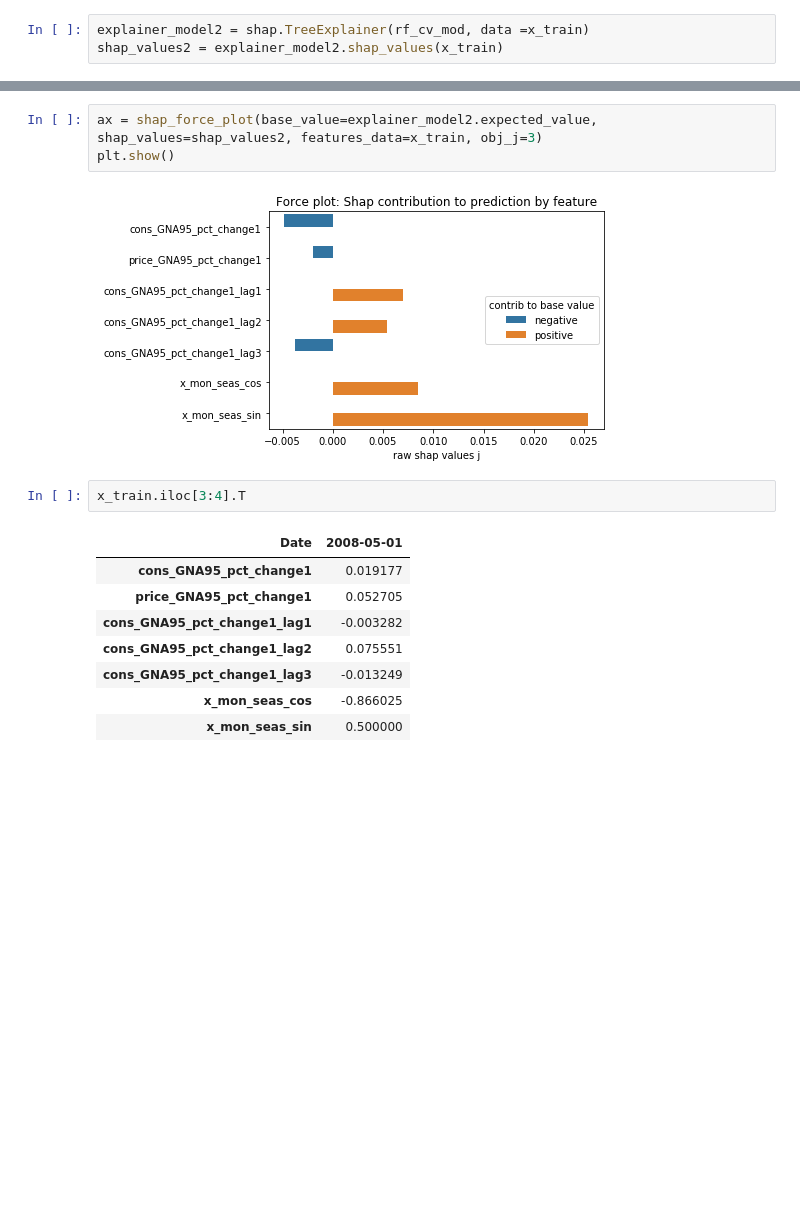
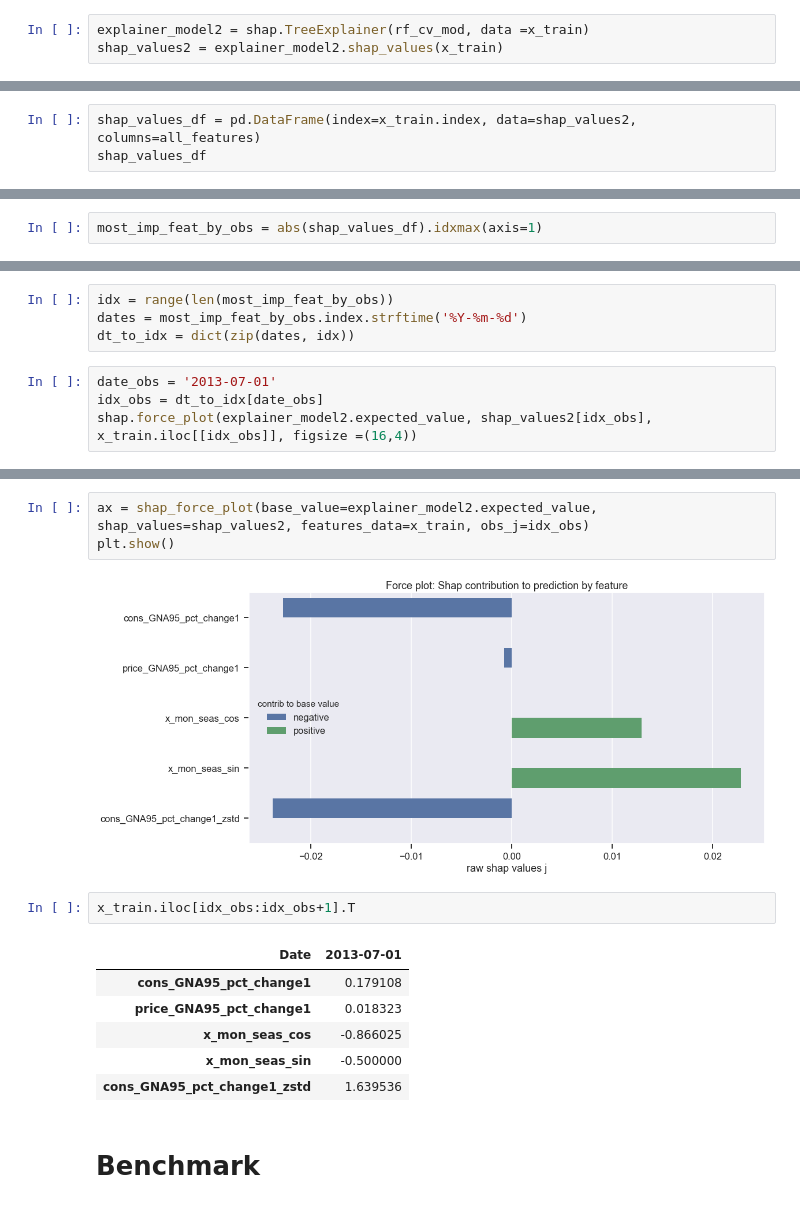
Before and after one commit to manualrg/DSLAB_Forecasting, a Jupyter notebook: 07_Interpretability.ipynb, the cells around one changed output, grey strips where cells are left out. Saved outputs shown, nothing was run; the diff lists cells and outputs as text; blank space fills up the shorter version.

```diff
--- a/07_Interpretability.ipynb
+++ b/07_Interpretability.ipynb
@@ -119,2 +174,5 @@ def shap_force_plot(base_value,  shap_values, features_data, obj_j):
     plt.title('Force plot: Shap contribution to prediction by feature')
     return ax
+# %%
+shap_values_df = pd.DataFrame(index=x_train.index, data=shap_values2, columns=all_features)
+shap_values_df
@@ -120,0 +203,2 @@ def shap_force_plot(base_value,  shap_values, features_data, obj_j):
+# %%
+most_imp_feat_by_obs = abs(shap_values_df).idxmax(axis=1)
@@ -120,0 +214,8 @@ def shap_force_plot(base_value,  shap_values, features_data, obj_j):
+# %%
+idx = range(len(most_imp_feat_by_obs))
+dates = most_imp_feat_by_obs.index.strftime('%Y-%m-%d')
+dt_to_idx = dict(zip(dates, idx))
+# %%
+date_obs = '2013-07-01'
+idx_obs = dt_to_idx[date_obs]
+shap.force_plot(explainer_model2.expected_value, shap_values2[idx_obs], x_train.iloc[[idx_obs]], figsize =(16,4))
@@ -121,16 +244,16 @@ def shap_force_plot(base_value,  shap_values, features_data, obj_j):
 # %%
-ax = shap_force_plot(base_value=explainer_model2.expected_value,  shap_values=shap_values2, features_data=x_train, obj_j=3)
+ax = shap_force_plot(base_value=explainer_model2.expected_value,  shap_values=shap_values2, features_data=x_train, obs_j=idx_obs)
 plt.show()
 # %% [output]
-[figure, old version]
+[figure, new version]
 # %%
-x_train.iloc[3:4].T
+x_train.iloc[idx_obs:idx_obs+1].T
 # %% [output]
-| Date | 2008-05-01 |
-| cons_GNA95_pct_change1 | 0.019177 |
-| price_GNA95_pct_change1 | 0.052705 |
-| cons_GNA95_pct_change1_lag1 | -0.003282 |
-| cons_GNA95_pct_change1_lag2 | 0.075551 |
-| cons_GNA95_pct_change1_lag3 | -0.013249 |
+| Date | 2013-07-01 |
+| cons_GNA95_pct_change1 | 0.179108 |
+| price_GNA95_pct_change1 | 0.018323 |
 | x_mon_seas_cos | -0.866025 |
-| x_mon_seas_sin | 0.500000 |
+| x_mon_seas_sin | -0.500000 |
+| cons_GNA95_pct_change1_zstd | 1.639536 |
+# %% [markdown]
+# Benchmark
```
Also changed, not shown: parts of 41 cells of this notebook, 3 other files.
